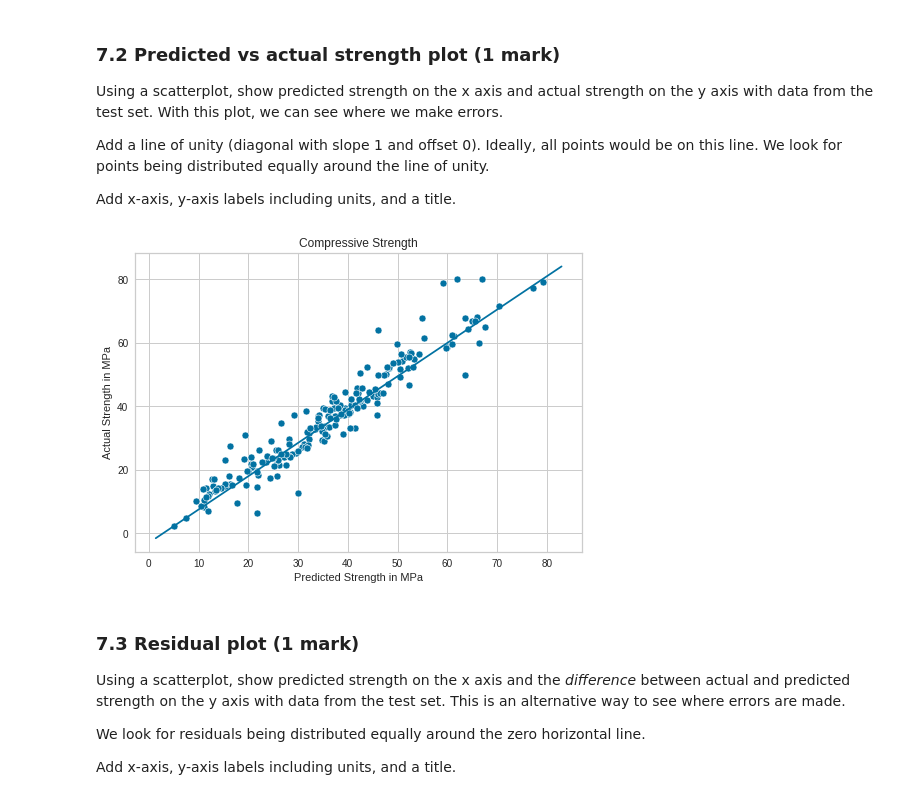
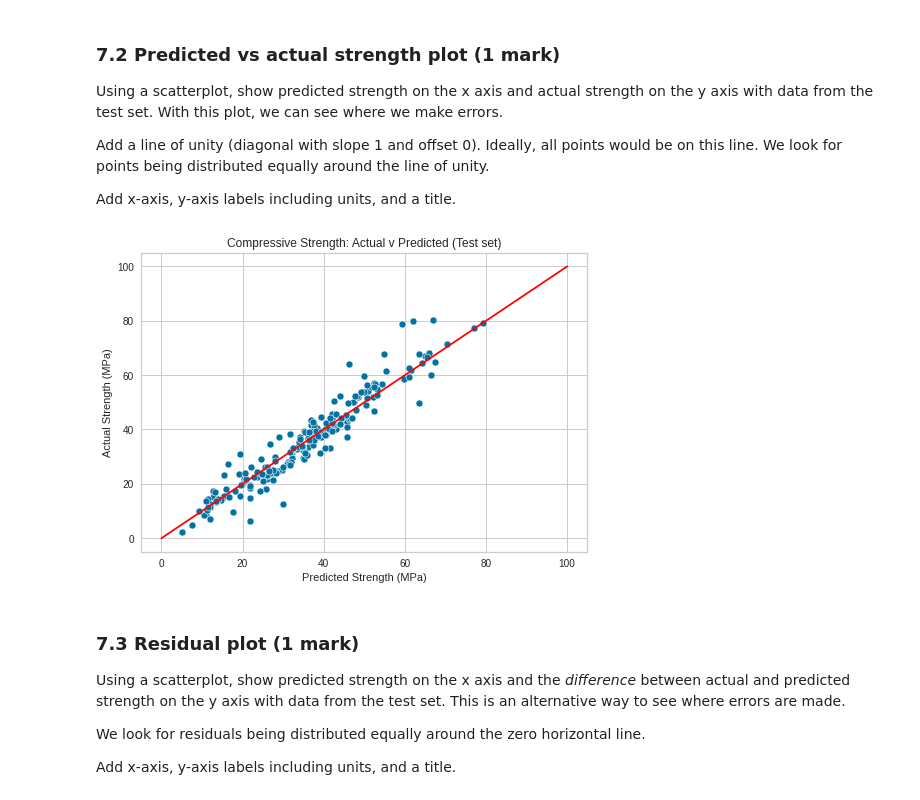
Before and after one commit to sofels/ENSF-611-Lab2, a Jupyter notebook: lab2.ipynb, the cells around one changed output. Cells and saved outputs as stored; diff of their text form; code cells hidden in the pictures.

Commit message:
Plots updated

```diff
--- a/lab2.ipynb
+++ b/lab2.ipynb
@@ -332,19 +332,17 @@ Add x-axis, y-axis labels including units, and a title.
 # %%
 #TODO: predicted-actual plot
 #using scatterplot in seaborn
 sns.scatterplot(x=y_test_pred, y=y_test)
 
 # adding line of unity
-plt.plot(plt.xlim(), plt.ylim())
+plt.plot([0,100], [0,100], color = 'red')
 
-# adding title
-plt.title("Compressive Strength")
-
-# axes labels
-plt.xlabel("Predicted Strength in MPa");
-plt.ylabel("Actual Strength in MPa");
+# adding title and axis labels
+plt.title("Compressive Strength: Actual v Predicted (Test set)")
+plt.xlabel("Predicted Strength (MPa)");
+plt.ylabel("Actual Strength (MPa)");
 # %% [output]
-[figure, old version]
+[figure, new version]
 # %% [markdown]
 ### 7.3 Residual plot (1 mark)
 Using a scatterplot, show predicted strength on the x axis and the *difference* between actual and predicted strength on the y axis with data from the test set. This is an alternative way to see where errors are made.
```
Also changed, not shown: parts of 1 cell of this notebook.
